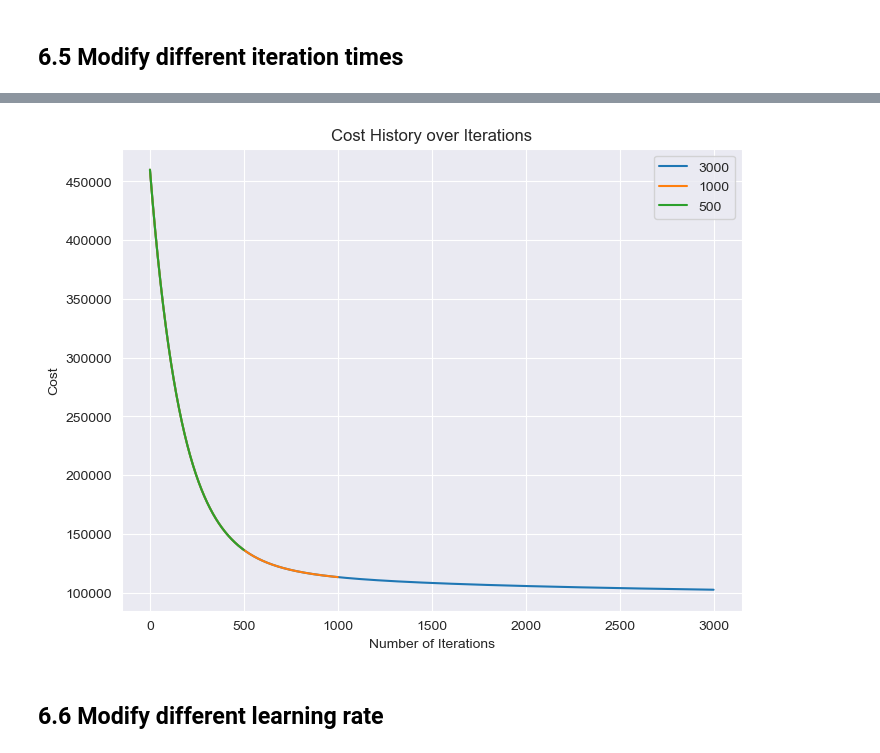
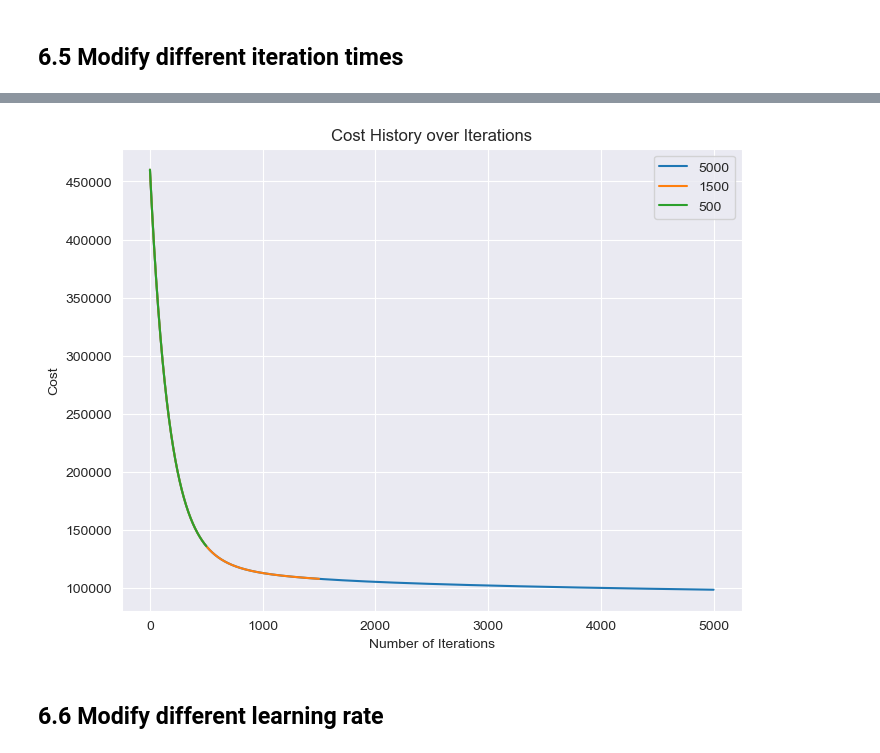
Before and after one commit to chengxinzhaox/ML-Learn-recourses, a Jupyter notebook: cw1/linear_regression_Backup.ipynb, the cells around one changed output, grey strips where cells are left out. Drawn from its saved outputs; the diff is of its cells as text; code cells hidden in the pictures.

```diff
--- a/cw1/linear_regression_Backup.ipynb
+++ b/cw1/linear_regression_Backup.ipynb
@@ -134,0 +149,23 @@ Name: Rented Bike Count, dtype: float64
+# %%
+def compute_gradients(X, y, predictions):
+    """
+    Computes the gradients of the cost function with respect to the model parameters.
+    :param X: The input features.
+    :param y: The actual target values.
+    :param predictions: The predicted values from the model.
+    :return: The gradients with respect to weights and bias.
+    """
+    n_samples = len(y)
+    dw = np.dot(X.T, (predictions - y)) / n_samples
+    db = np.sum(predictions - y) / n_samples
+    return dw, db
+
+def compute_cost(predictions, y):
+    """
+    Computes the cost (mean squared error) between the predictions and the true values.
+    :param predictions: The predicted values from the model.
+    :param y: The actual target values.
+    :return: The computed mean squared error.
+    """
+    cost = np.mean((predictions - y) ** 2) / 2
+    return cost
@@ -397,11 +402,11 @@ linear_regression_model1 = LinearRegression(0.001, 500)
 linear_regression_model1.fit(X_train, y_train)
 predictions1 = linear_regression_model1.predict(X_test)
 
-linear_regression_model2 = LinearRegression(0.001, 1000)
+linear_regression_model2 = LinearRegression(0.001, 1500)
 linear_regression_model2.fit(X_train, y_train)
 predictions2 = linear_regression_model2.predict(X_test)
 
-linear_regression_model3 = LinearRegression(0.001, 3000)
+linear_regression_model3 = LinearRegression(0.001, 5000)
 linear_regression_model3.fit(X_train, y_train)
 predictions3 = linear_regression_model3.predict(X_test)
 # %% [output]
@@ -417,18 +430,18 @@ Cost at iteration 0:  460024.17437214614
 # %%
 cost_history1 = linear_regression_model1.cost_history
 cost_history2 = linear_regression_model2.cost_history
 cost_history3 = linear_regression_model3.cost_history
 plt.figure(figsize=(8, 6))
-plt.plot(cost_history3, label='3000')
-plt.plot(cost_history2, label='1000')
+plt.plot(cost_history3, label='5000')
+plt.plot(cost_history2, label='1500')
 plt.plot(cost_history1, label='500')
 plt.title('Cost History over Iterations')
 plt.xlabel('Number of Iterations')
 plt.ylabel('Cost')
 plt.legend()
 plt.show()
 # %% [output]
-[figure, old version]
+[figure, new version]
 # %% [markdown]
 ## 6.6 Modify different learning rate
 # %%
```
Also changed, not shown: parts of 12 cells of this notebook, 2 other files.
